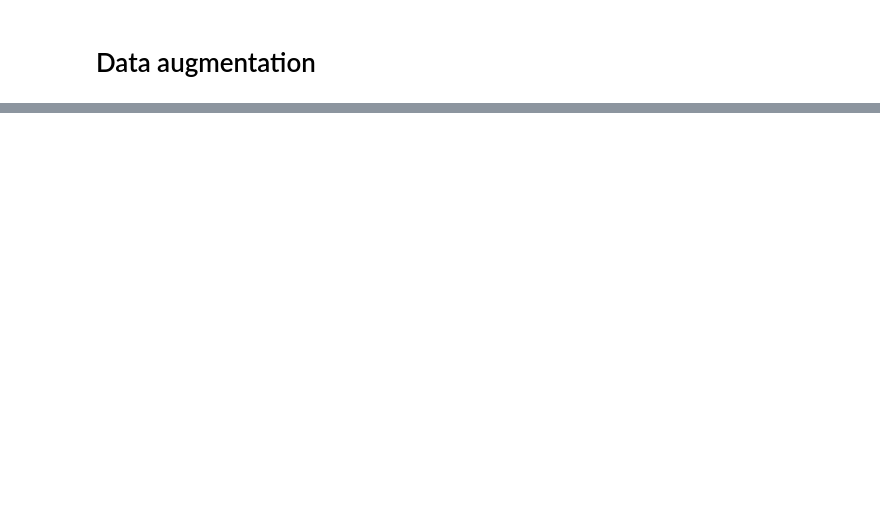
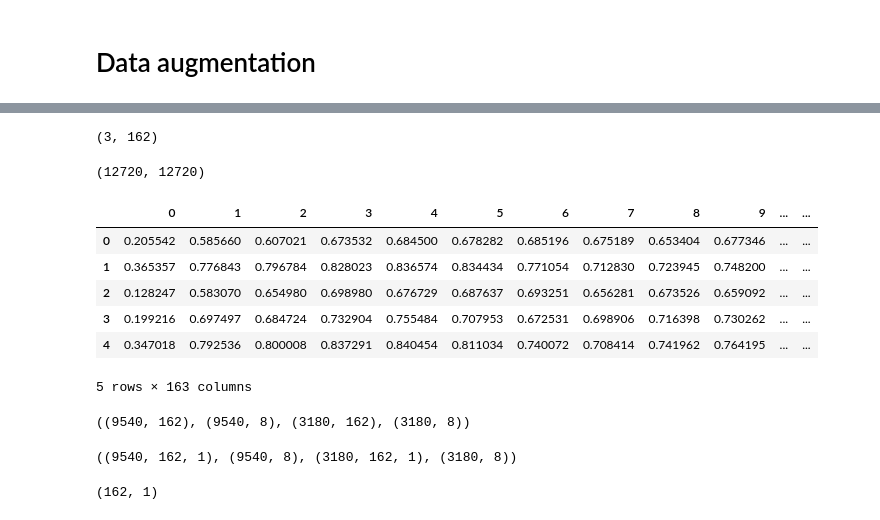
Before and after one commit to foxyyy-m/classification, a Jupyter notebook: audio_emotion_classification.ipynb, the cells around one changed output, grey strips where cells are left out. Saved outputs shown, nothing was run; the diff lists cells and outputs as text; code cells hidden in the pictures; blank space fills up the shorter version.

```diff
--- a/audio_emotion_classification.ipynb
+++ b/audio_emotion_classification.ipynb
@@ -332,0 +391,29 @@ processor.plot_audio()
+# %%
+features.shape
+# %% [output]
+(3, 162)
+# %%
+X, Y = [], []
+for path, emotion in zip(df.paths, df.labels):
+    processor = FeatureExtractor(path)
+    features = processor.get_features()
+    for ele in features:
+        X.append(ele)
+        Y.append(emotion)
+# %%
+len(X), len(Y)
+# %% [output]
+(12720, 12720)
+# %%
+Features = pd.DataFrame(X)
+Features['labels'] = Y
+Features.to_csv('features.csv', index=False)
+Features.head()
+# %% [output]
+|  | 0 | 1 | 2 | 3 | 4 | 5 | 6 | 7 | 8 | 9 | ... | ... |
+| 0 | 0.205542 | 0.585660 | 0.607021 | 0.673532 | 0.684500 | 0.678282 | 0.685196 | 0.675189 | 0.653404 | 0.677346 | ... | ... |
+| 1 | 0.365357 | 0.776843 | 0.796784 | 0.828023 | 0.836574 | 0.834434 | 0.771054 | 0.712830 | 0.723945 | 0.748200 | ... | ... |
+| 2 | 0.128247 | 0.583070 | 0.654980 | 0.698980 | 0.676729 | 0.687637 | 0.693251 | 0.656281 | 0.673526 | 0.659092 | ... | ... |
+| 3 | 0.199216 | 0.697497 | 0.684724 | 0.732904 | 0.755484 | 0.707953 | 0.672531 | 0.698906 | 0.716398 | 0.730262 | ... | ... |
+| 4 | 0.347018 | 0.792536 | 0.800008 | 0.837291 | 0.840454 | 0.811034 | 0.740072 | 0.708414 | 0.741962 | 0.764195 | ... | ... |
+5 rows × 163 columns
@@ -332,0 +426,15 @@ processor.plot_audio()
+# %%
+x_train, x_test, y_train, y_test = train_test_split(X, Y, random_state=0, shuffle=True)
+x_train.shape, y_train.shape, x_test.shape, y_test.shape
+# %% [output]
+((9540, 162), (9540, 8), (3180, 162), (3180, 8))
+# %%
+x_train = np.expand_dims(x_train, axis=2)
+x_test = np.expand_dims(x_test, axis=2)
+x_train.shape, y_train.shape, x_test.shape, y_test.shape
+# %% [output]
+((9540, 162, 1), (9540, 8), (3180, 162, 1), (3180, 8))
+# %%
+x_train.shape[1:]
+# %% [output]
+(162, 1)
```
Also changed, not shown: parts of 19 cells of this notebook.
